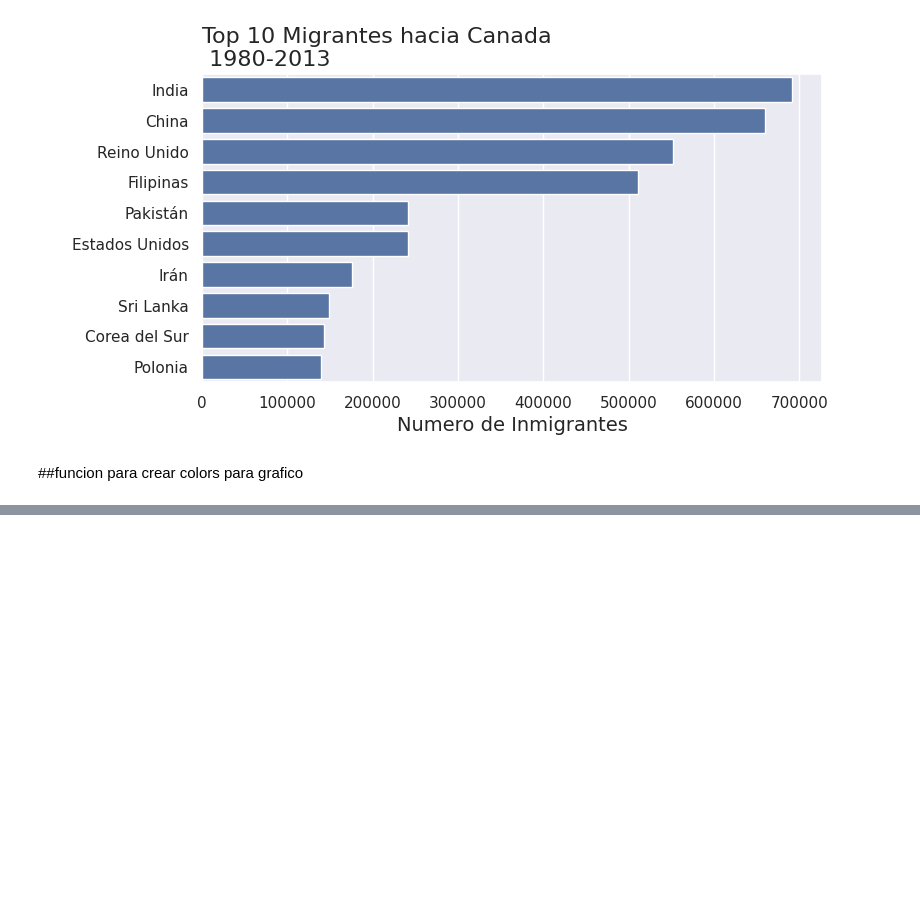
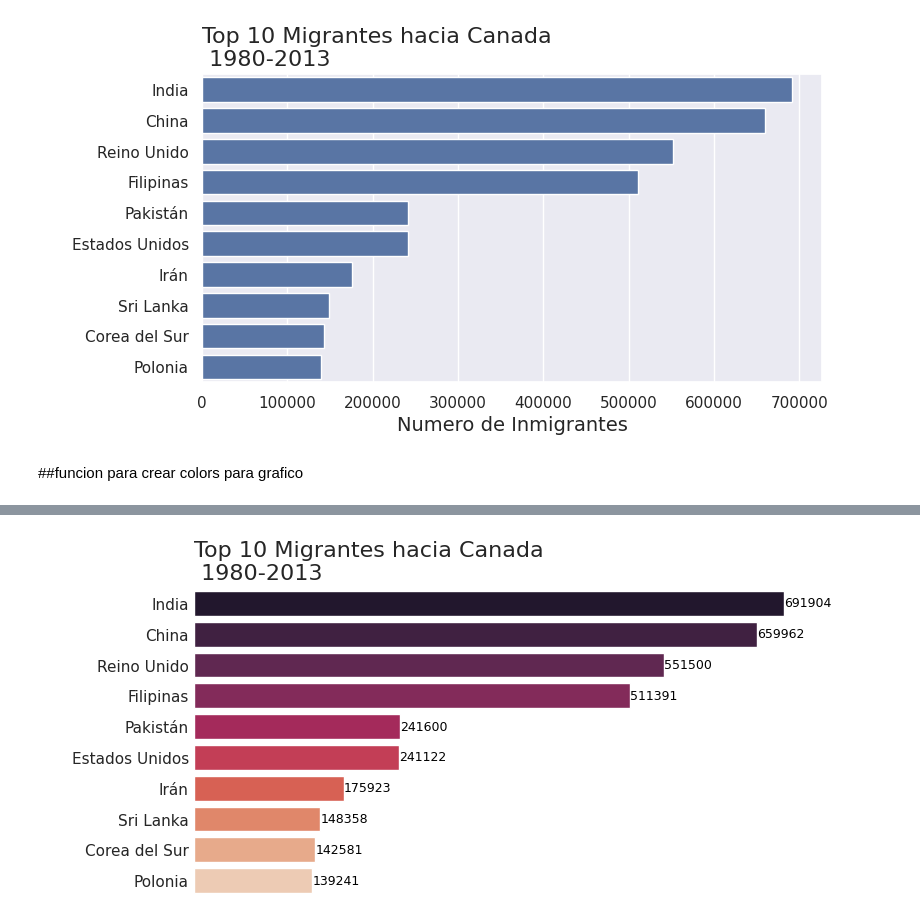
Before and after one commit to duquerson/visualizacion_python, a Jupyter notebook: vizualizacion_python.ipynb, the cells around one changed output, grey strips where cells are left out. Drawn from its saved outputs; the diff is of its cells as text; code cells hidden in the pictures; blank space fills up the shorter version.

```diff
--- a/vizualizacion_python.ipynb
+++ b/vizualizacion_python.ipynb
@@ -443,0 +461,4 @@ plt.show()
+# %%
+generar_grafico('rocket')
+# %% [output]
+[figure, added]
```
Also changed, not shown: parts of 5 cells of this notebook.
